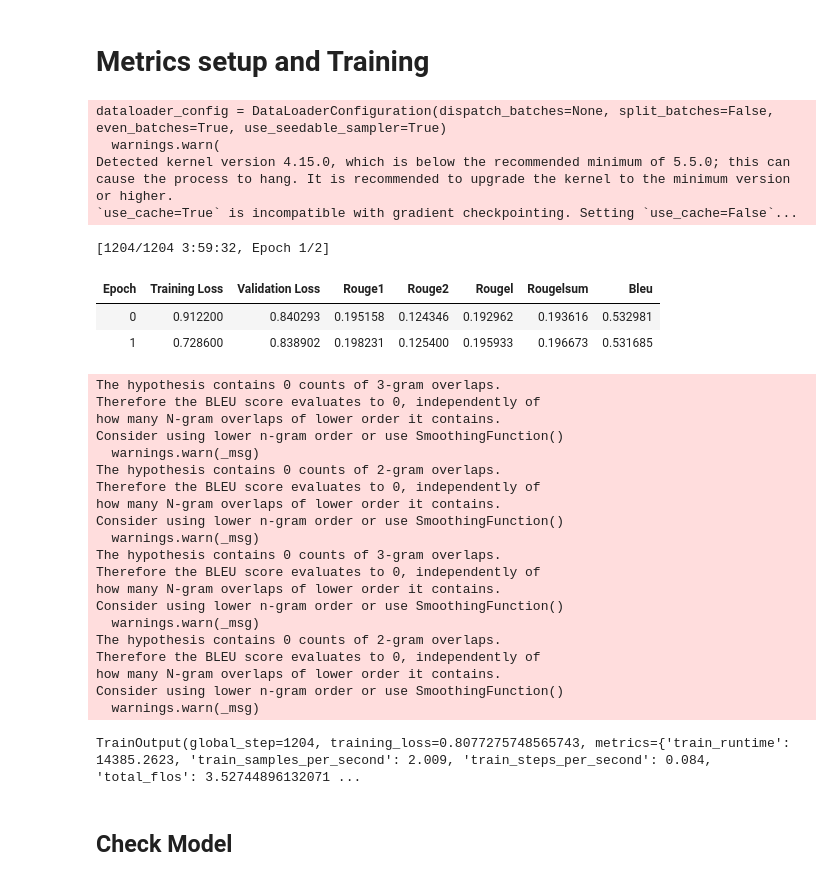
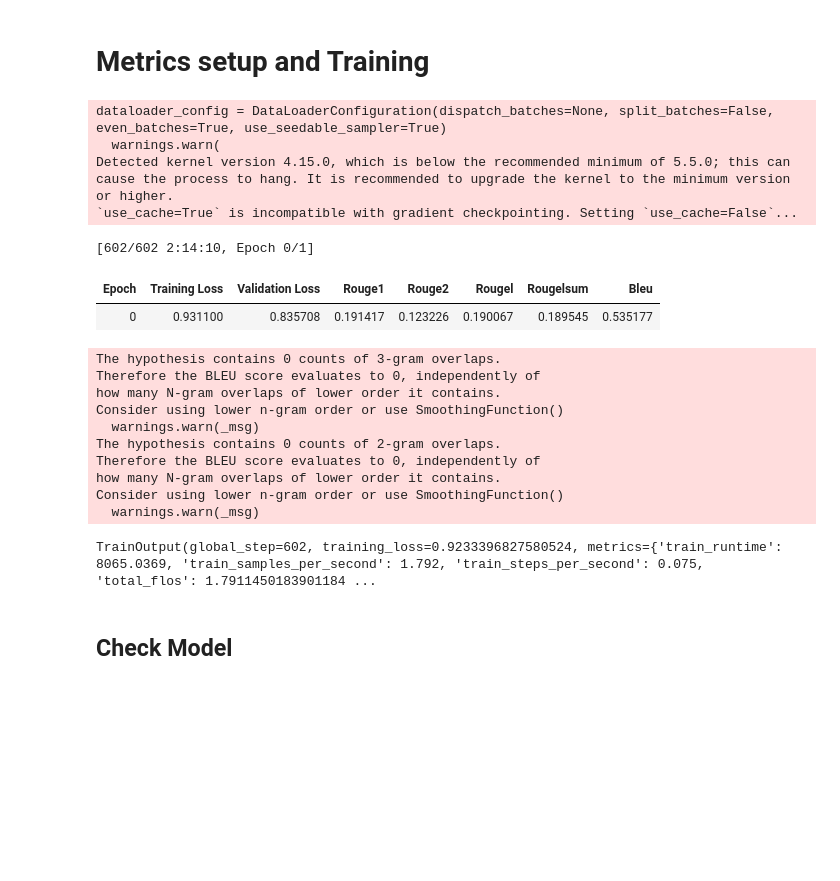
Before and after one commit to imthatmage/Telegram-Assistance-Bot, a Jupyter notebook: training_notebooks/mistral_7b_v0.1.ipynb, the cells around one changed output. Cells and saved outputs as stored; diff of their text form; code cells hidden in the pictures; blank space fills up the shorter version.

Commit message:
ENH: mistral 7b with more trained layers, with better metrics

```diff
--- a/training_notebooks/mistral_7b_v0.1.ipynb
+++ b/training_notebooks/mistral_7b_v0.1.ipynb
@@ -98,9 +98,9 @@ MistralForCausalLM(
 # %%
 config = LoraConfig(
     r=64,
-    lora_alpha=64,
-    target_modules=["q_proj", "k_proj", "v_proj"],
-    lora_dropout=0.1,
+    lora_alpha=128,
+    target_modules=["q_proj", "k_proj", "v_proj", "gate_proj", "up_proj", "down_proj"],
+    lora_dropout=0.05,
     bias="none",
     task_type="CAUSAL_LM"
 )
@@ -289,7 +291,7 @@ training_args = transformers.TrainingArguments(
       per_device_eval_batch_size=1,
       gradient_accumulation_steps=4,
       eval_accumulation_steps=4,
-      num_train_epochs=2,
+      num_train_epochs=1,
       learning_rate=2e-4,
       fp16=True,
       save_total_limit=5,
@@ -300,37 +302,37 @@ training_args = transformers.TrainingArguments(
       logging_dir = './logs',
       report_to = 'tensorboard',
       load_best_model_at_end = True,
       evaluation_strategy ='epoch',
-      eval_steps=250,
+      eval_steps=5,
       logging_strategy='steps',
       logging_steps=1,
       save_strategy='epoch',
       save_steps=2000,
       seed=SEED,
       remove_unused_columns=False,
+      gradient_checkpointing=True,
 )
 
 trainer = transformers.Trainer(
     model,
     training_args,
     tokenizer=tokenizer,
     train_dataset=train_dataset,
     eval_dataset=eval_dataset,
     compute_metrics=rouge_bleu_custom,
     data_collator=collate_fn,
     preprocess_logits_for_metrics=preprocess_logits_for_metrics,
 )
 
 trainer.train()
 # %% [output]
 dataloader_config = DataLoaderConfiguration(dispatch_batches=None, split_batches=False, even_batches=True, use_seedable_sampler=True)
   warnings.warn(
 Detected kernel version 4.15.0, which is below the recommended minimum of 5.5.0; this can cause the process to hang. It is recommended to upgrade the kernel to the minimum version or higher.
 `use_cache=True` is incompatible with gradient checkpointing. Setting `use_cache=False`...
-[1204/1204 3:59:32, Epoch 1/2]
+[602/602 2:14:10, Epoch 0/1]
 | Epoch | Training Loss | Validation Loss | Rouge1 | Rouge2 | Rougel | Rougelsum | Bleu |
-| 0 | 0.912200 | 0.840293 | 0.195158 | 0.124346 | 0.192962 | 0.193616 | 0.532981 |
-| 1 | 0.728600 | 0.838902 | 0.198231 | 0.125400 | 0.195933 | 0.196673 | 0.531685 |
+| 0 | 0.931100 | 0.835708 | 0.191417 | 0.123226 | 0.190067 | 0.189545 | 0.535177 |
 The hypothesis contains 0 counts of 3-gram overlaps.
 Therefore the BLEU score evaluates to 0, independently of
 how many N-gram overlaps of lower order it contains.
@@ -341,16 +343,6 @@ Therefore the BLEU score evaluates to 0, independently of
 how many N-gram overlaps of lower order it contains.
 Consider using lower n-gram order or use SmoothingFunction()
   warnings.warn(_msg)
-The hypothesis contains 0 counts of 3-gram overlaps.
-Therefore the BLEU score evaluates to 0, independently of
-how many N-gram overlaps of lower order it contains.
-Consider using lower n-gram order or use SmoothingFunction()
-  warnings.warn(_msg)
-The hypothesis contains 0 counts of 2-gram overlaps.
-Therefore the BLEU score evaluates to 0, independently of
-how many N-gram overlaps of lower order it contains.
-Consider using lower n-gram order or use SmoothingFunction()
-  warnings.warn(_msg)
-TrainOutput(global_step=1204, training_loss=0.8077275748565743, metrics={'train_runtime': 14385.2623, 'train_samples_per_second': 2.009, 'train_steps_per_second': 0.084, 'total_flos': 3.52744896132071 ...
+TrainOutput(global_step=602, training_loss=0.9233396827580524, metrics={'train_runtime': 8065.0369, 'train_samples_per_second': 1.792, 'train_steps_per_second': 0.075, 'total_flos': 1.7911450183901184 ...
 # %% [markdown]
 ## Check Model
```
Also changed, not shown: parts of 22 cells of this notebook.
